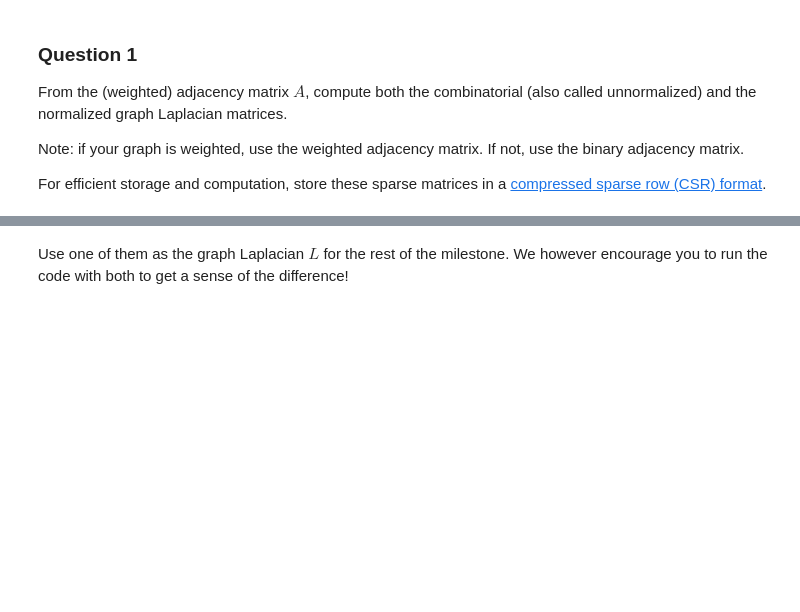
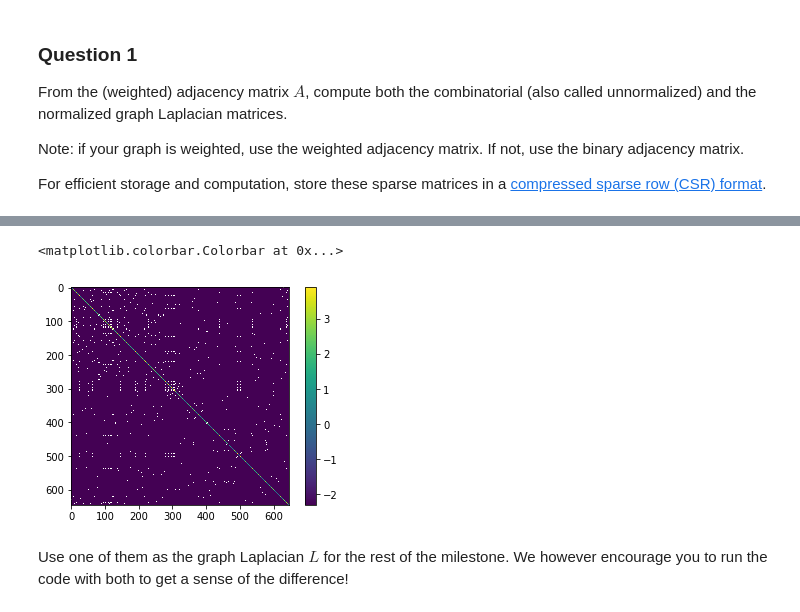
Before and after one commit to coencharles/team_porc_M3, a Jupyter notebook: milestones/3_spectral_graph_theory.ipynb, the cells around one changed output, grey strips where cells are left out. Saved outputs shown, nothing was run; the diff lists cells and outputs as text; code cells hidden in the pictures; blank space fills up the shorter version.

```diff
--- a/milestones/3_spectral_graph_theory.ipynb
+++ b/milestones/3_spectral_graph_theory.ipynb
@@ -45,3 +42,26 @@ n_nodes =  len(adjacency) # Your code here.
+# %%
+adjacency = np.load('Adjacency1.npy') # Your code here.
+
+# Suppression of the nodes with 0 degree (otherwise problem when computing the normalized Laplacian)
+degree = adjacency.sum(axis=0)
+list_to_delete = []; # This array is going to contain all the index of the nodes with degree 0
+
+for i in range(0,len(adjacency)):
+    degree_node_i = degree.item(i)
+
+    if degree_node_i == 0:
+        list_to_delete.append(i)
+
+list_to_delete = np.array(list_to_delete)
+
+for j in range(0,len(list_to_delete)):
+    index = list_to_delete[j]
+    adjacency = np.delete(adjacency, index, axis=0)
+    adjacency = np.delete(adjacency, index, axis=1)
+    list_to_delete = list_to_delete - 1
+
+degree = adjacency.sum(axis=0)
+n_nodes = len(adjacency) # Your code here.
 # %% [markdown]
 ## 1 Graph Laplacian
 # %% [markdown]
@@ -60,3 +75,15 @@ SyntaxError: invalid syntax (<ipython-input-1-8220c409e189>, line 1)
+# %%
+D = np.diagflat(degree)
+D2 = np.diagflat(1/np.sqrt(degree))
+
+laplacian_combinatorial = D - adjacency # Your code here.
+laplacian_normalized =  D2.dot(laplacian_combinatorial.dot(D2)) # Your code here.
+# %%
+plt.imshow(np.log(laplacian_combinatorial + 1e-1))
+plt.colorbar()
+# %% [output]
+<matplotlib.colorbar.Colorbar at 0x...>
+[figure, added]
 # %% [markdown]
 Use one of them as the graph Laplacian $L$ for the rest of the milestone.
 We however encourage you to run the code with both to get a sense of the difference!
```
Also changed, not shown: parts of 10 cells of this notebook.
